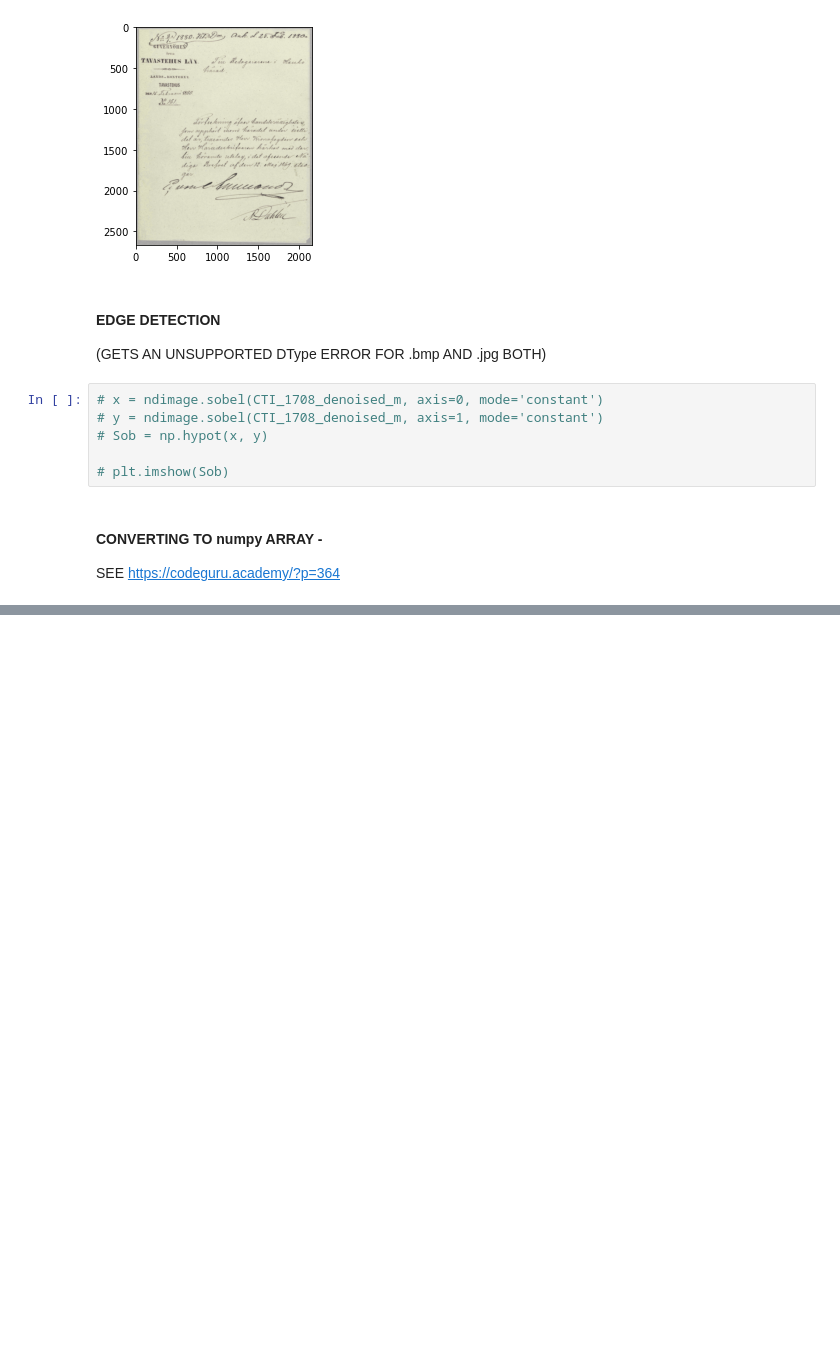
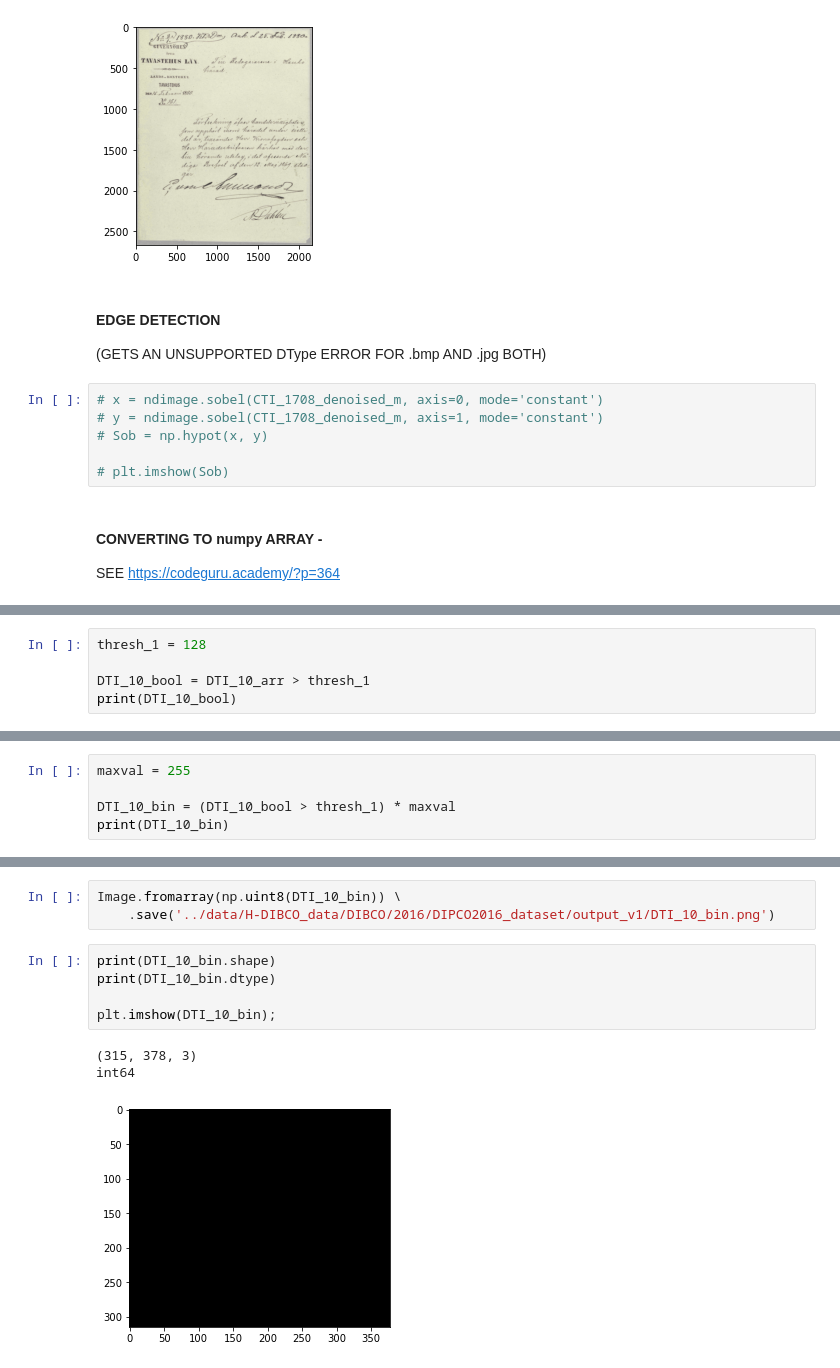
Before and after one commit to ross-k/Image-Binarization-for-Handwriting-OCR, a Jupyter notebook: notebooks/2a - image bin OCR EDA v2.ipynb, the cells around one changed output, grey strips where cells are left out. Drawn from its saved outputs; the diff is of its cells as text; blank space fills up the shorter version.

```diff
--- a/notebooks/2a - image bin OCR EDA v2.ipynb
+++ b/notebooks/2a - image bin OCR EDA v2.ipynb
@@ -130,0 +154,5 @@ AttributeError: 'Array' object has no attribute 'convert'
+# %%
+thresh_1 = 128
+
+DTI_10_bool = DTI_10_arr > thresh_1
+print(DTI_10_bool)
@@ -130,0 +177,5 @@ AttributeError: 'Array' object has no attribute 'convert'
+# %%
+maxval = 255
+
+DTI_10_bin = (DTI_10_bool > thresh_1) * maxval
+print(DTI_10_bin)
@@ -130,0 +200,12 @@ AttributeError: 'Array' object has no attribute 'convert'
+# %%
+Image.fromarray(np.uint8(DTI_10_bin)) \
+    .save('../data/H-DIBCO_data/DIBCO/2016/DIPCO2016_dataset/output_v1/DTI_10_bin.png')
+# %%
+print(DTI_10_bin.shape)
+print(DTI_10_bin.dtype)
+
+plt.imshow(DTI_10_bin);
+# %% [output]
+(315, 378, 3)
+int64
+[figure, added]
```
Also changed, not shown: parts of 30 cells of this notebook.
